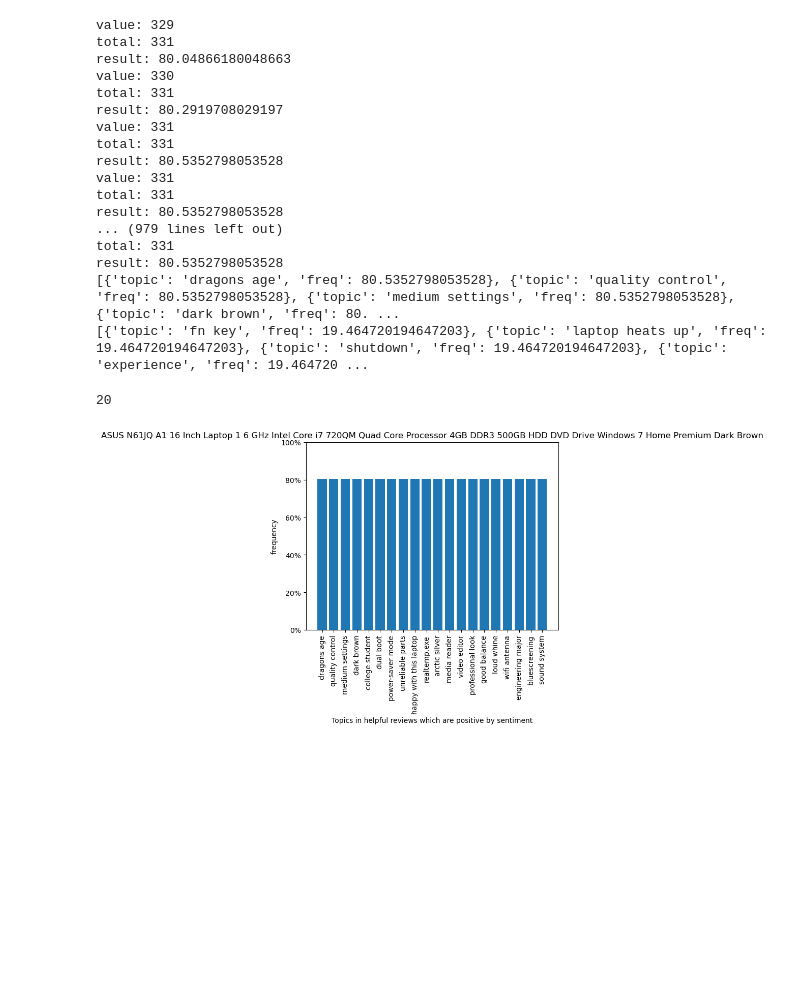
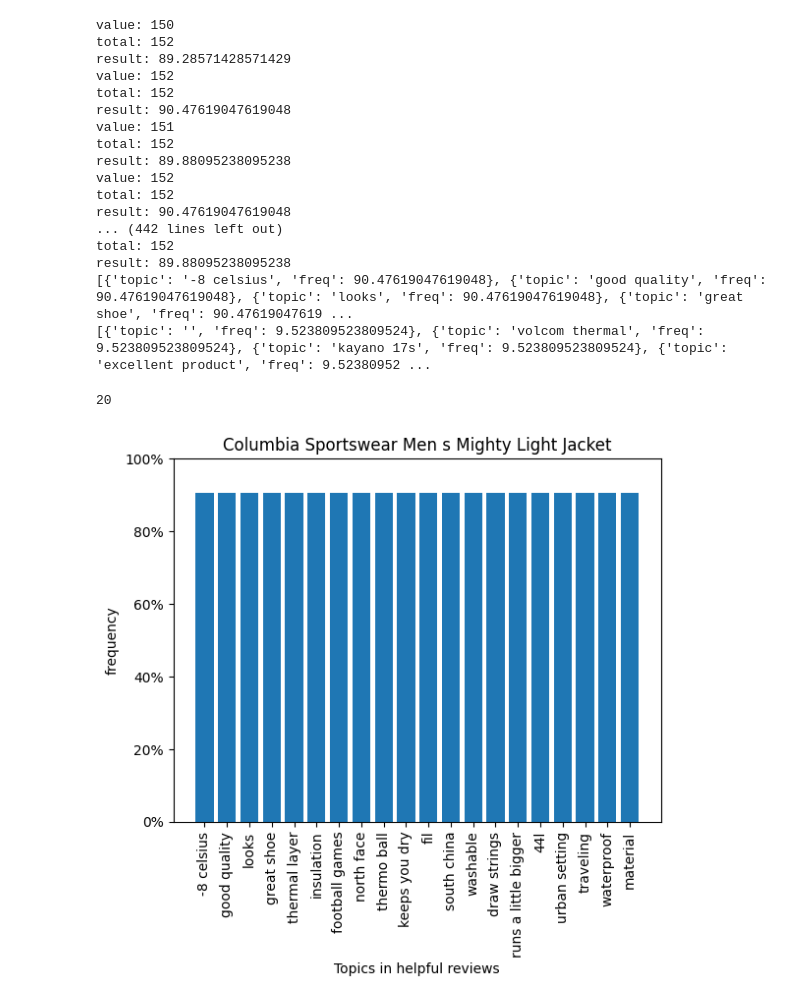
Before and after one commit to hammadaslam1/reviews-classifier, a Jupyter notebook: backend/practice/graph/graphs.ipynb, the cells around one changed output. Cells and saved outputs as stored; diff of their text form; code cells hidden in the pictures; blank space fills up the shorter version.

```diff
--- a/backend/practice/graph/graphs.ipynb
+++ b/backend/practice/graph/graphs.ipynb
@@ -23,5 +20,5 @@ True
 # %%
-with open('C:/Hammad Aslam/BS IT (post ADP)/3rd Semester/Capstone Project/Project/backend/datasets/categories/allFiles/computers_laptops.json', 'r') as f:
+with open('D:/Laptop Data/BS IT (post ADP)/3rd Semester/Capstone Project/reviews-classifier/backend/datasets/categories/allFiles/mens_jackets.json', 'r') as f:
     data = json.load(f)
 # data[0]
 print(len(data[0]['reviews']))
@@ -64,20 +81,21 @@ def get_topics(index):
     fakeReviews = 0
     realReviews = 0
     for i in range(len(data[index]['reviews'])):
+        print(i)
         if data[index]['reviews'][i]['sentiment_scores'] > 0:
             realReviews += 1
         elif data[index]['reviews'][i]['sentiment_scores'] <= 0:
             fakeReviews += 1
-        if data[index]["reviews"][i]['review_helpfulness'] == 1 and data[index]['reviews'][i]['sentiment_scores'] > 0:
+        if data[index]['reviews'][i]['sentiment_scores'] > 0:
             for j in range(len(data[index]["reviews"][i]['review_topics'])):
                 positive_topics.append(data[index]["reviews"][i]['review_topics'][j])
-        elif data[index]["reviews"][i]['review_helpfulness'] ==1 and data[index]['reviews'][i]['sentiment_scores'] <= 0:
+        elif data[index]['reviews'][i]['sentiment_scores'] <= 0:
             for j in range(len(data[index]["reviews"][i]['review_topics'])):
                 negative_topics.append(data[index]["reviews"][i]['review_topics'][j])
     return positive_topics, negative_topics, data[index]['product_title'], realReviews, fakeReviews
 
 
-positive_topics, negative_topics, title, realReviews, fakeReviews = get_topics(25)
+positive_topics, negative_topics, title, realReviews, fakeReviews = get_topics(266)
 positive_topics = [topic for topic in positive_topics if topic != 'none']
 negative_topics = [topic for topic in negative_topics if topic != 'none']
 (positive_topics), (negative_topics), title, realReviews, fakeReviews
@@ -212,7 +247,7 @@ Counter({'dragons age': 331,
 # topics = []
 for index in range(len(data)):
     data[index]['topic_frequency'] = []
-    if index == 17:
+    if index == 266:
         # for i in range(len(data[index]['reviews'])):
         # print(f"{(list(set(unique)))}\n{(dict(frequency))}")
 
@@ -245,42 +280,42 @@ for index in range(len(data)):
             # print(k['freq'])
 # unique
 # %% [output]
-value: 329
-total: 331
-result: 80.04866180048663
-value: 330
-total: 331
-result: 80.2919708029197
-value: 331
-total: 331
-result: 80.5352798053528
-value: 331
-total: 331
-result: 80.5352798053528
-... (979 lines left out)
-total: 331
-result: 80.5352798053528
-[{'topic': 'dragons age', 'freq': 80.5352798053528}, {'topic': 'quality control', 'freq': 80.5352798053528}, {'topic': 'medium settings', 'freq': 80.5352798053528}, {'topic': 'dark brown', 'freq': 80. ...
-[{'topic': 'fn key', 'freq': 19.464720194647203}, {'topic': 'laptop heats up', 'freq': 19.464720194647203}, {'topic': 'shutdown', 'freq': 19.464720194647203}, {'topic': 'experience', 'freq': 19.464720 ...
+value: 150
+total: 152
+result: 89.28571428571429
+value: 152
+total: 152
+result: 90.47619047619048
+value: 151
+total: 152
+result: 89.88095238095238
+value: 152
+total: 152
+result: 90.47619047619048
+... (442 lines left out)
+total: 152
+result: 89.88095238095238
+[{'topic': '-8 celsius', 'freq': 90.47619047619048}, {'topic': 'good quality', 'freq': 90.47619047619048}, {'topic': 'looks', 'freq': 90.47619047619048}, {'topic': 'great shoe', 'freq': 90.47619047619 ...
+[{'topic': '', 'freq': 9.523809523809524}, {'topic': 'volcom thermal', 'freq': 9.523809523809524}, {'topic': 'kayano 17s', 'freq': 9.523809523809524}, {'topic': 'excellent product', 'freq': 9.52380952 ...
 # %%
 print(len(y_pos))
 fig, ax = plt.subplots()
 bars = ax.bar(x_pos, y_pos)
 scaled_y = [val / max(y_pos) * 100 for val in y_pos]
 # plt.bar(x, scaled_y)
 ax.set_ylim(0, 100)
 # ax.set_yticks([0, 25, 50, 75, 100])
 ax.set_yticklabels(['0%', '20%', '40%', '60%', '80%', '100%'])
 plt.xticks(rotation='vertical')
-plt.xlabel('Topics in helpful reviews which are positive by sentiment')
+plt.xlabel('Topics in helpful reviews')
 plt.ylabel('frequency')
 # plt.yticks(y, ['{}%'.format(i) for i in y])
 # plt.grid()
 plt.title(title)
 plt.show()
 # %% [output]
 20
-[figure, old version]
+[figure, new version]
 # %%
 print(len(y_neg))
 fig, ax = plt.subplots()
```
Also changed, not shown: parts of 9 cells of this notebook, 6 other files.
